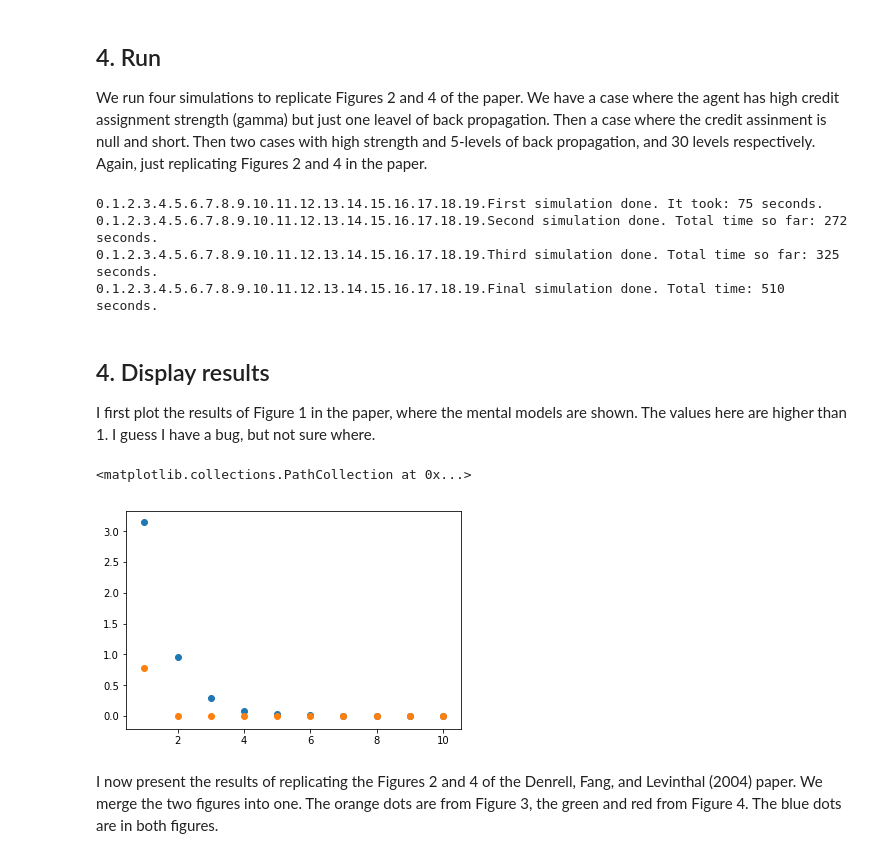
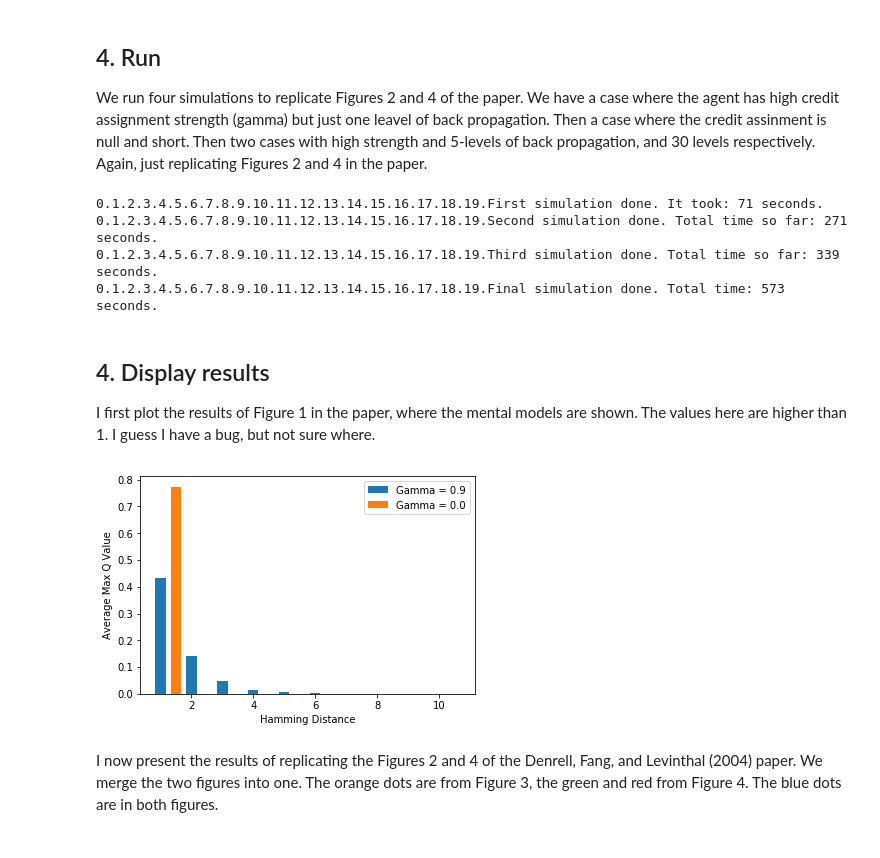
Before and after one commit to jparrieta/bandits, a Jupyter notebook: denrell_fang_levinthal.ipynb, the cells around one changed output. Drawn from its saved outputs; the diff is of its cells as text; code cells hidden in the pictures.

```diff
--- a/denrell_fang_levinthal.ipynb
+++ b/denrell_fang_levinthal.ipynb
@@ -87,15 +89,17 @@ class agent:
     def update(self, log_state, log_choice, next_state, payoff):
         log_state.reverse()
         log_choice.reverse()
-        self.attraction[log_state[0]][log_choice[0]] = (self.attraction[log_state[0]][log_choice[0]]*(1-self.phi)
-                                                      + self.phi*(payoff+self.gamma*np.max(self.attraction[next_state])))
+        update = (self.attraction[log_state[0]][log_choice[0]]*(1-self.phi) + self.phi*(payoff+self.gamma*np.max(self.attraction[next_state])))
+        if update > 1.0: update = 1.0
+        self.attraction[log_state[0]][log_choice[0]] = update
         if len(log_state) > 1 and self.lamb > 1:
             next_state = log_state[0]
             if len(log_state) > self.lamb: depth = range(self.lamb-1)
             else: depth = range(len(log_state)-1)
             for i in depth:
-                self.attraction[log_state[i+1]][log_choice[i+1]] = (self.attraction[log_state[i]][log_choice[i]]*(1-self.phi)
-                                                       + self.phi*self.gamma*np.max(self.attraction[next_state]))
+                update = (self.attraction[log_state[i]][log_choice[i]]*(1-self.phi) + self.phi*self.gamma*np.max(self.attraction[next_state]))
+                if update > 1.0: update = 1.0
+                self.attraction[log_state[i+1]][log_choice[i+1]] = update
                 next_state = log_state[i]
     def staircase(self):
         d = {"policies": [key for key in self.attraction.keys()],
@@ -145,7 +149,7 @@ Although Jerker, Christina, and Dan study 2^N positions in a labyrinth, these po
 #### Measure
 This function routes which bandit will give the output. If both choices are correct, then we measure the high-valued bandit. In every other case, we choose the other bandit.
 # %%
-class bandits_P_S:
+class bandits_DFL:
     def __init__(self, bingo, val_max, val_min):
         self.arms = [bandit(mean = val_max), bandit(mean = val_min)]
         self.bingo = bingo
@@ -191,7 +195,7 @@ start_state = [] # random
 We can now initialize the agents, organization, and bandtis based upon the prior values.
 # %%
 Alice = agent(phi = phi, gamma = gamma, N = num_bandits, lamb = lamb)
-Labyrinth = bandits_P_S(bingo = bingo, val_min = val_min, val_max = val_max)
+Labyrinth = bandits_DFL(bingo = bingo, val_min = val_min, val_max = val_max)
 # %% [markdown]
 ## 3. Run simulation
 The simulation asks the agents to learn for 30 periods for 200 times. It stores two main values, the number of steps taken on average on every period to reach the exit of the labyrinth and the maximum beliefs at each Hamming distance.
@@ -230,18 +234,26 @@ Alice.lamb = 30
 length4, m4 = run_simulation(Alice, Labyrinth, num_periods, num_reps, start_state)
 print("Final simulation done. Total time: " + str(round(time()-t)) + " seconds.")
 # %% [output]
-0.1.2.3.4.5.6.7.8.9.10.11.12.13.14.15.16.17.18.19.First simulation done. It took: 75 seconds.
-0.1.2.3.4.5.6.7.8.9.10.11.12.13.14.15.16.17.18.19.Second simulation done. Total time so far: 272 seconds.
-0.1.2.3.4.5.6.7.8.9.10.11.12.13.14.15.16.17.18.19.Third simulation done. Total time so far: 325 seconds.
-0.1.2.3.4.5.6.7.8.9.10.11.12.13.14.15.16.17.18.19.Final simulation done. Total time: 510 seconds.
+0.1.2.3.4.5.6.7.8.9.10.11.12.13.14.15.16.17.18.19.First simulation done. It took: 71 seconds.
+0.1.2.3.4.5.6.7.8.9.10.11.12.13.14.15.16.17.18.19.Second simulation done. Total time so far: 271 seconds.
+0.1.2.3.4.5.6.7.8.9.10.11.12.13.14.15.16.17.18.19.Third simulation done. Total time so far: 339 seconds.
+0.1.2.3.4.5.6.7.8.9.10.11.12.13.14.15.16.17.18.19.Final simulation done. Total time: 573 seconds.
 # %% [markdown]
 ## 4.  Display results
 I first plot the results of Figure 1 in the paper, where the mental models are shown. The values here are higher than 1. I guess I have a bug, but not sure where.
-# %%
-plt.scatter(range(1, num_bandits+1), m1)
-plt.scatter(range(1, num_bandits+1), m2)
-# %% [output]
-<matplotlib.collections.PathCollection at 0x...>
-[figure, removed]
+# %%
+x_pos = range(1,len(m1)+1)
+x_pos2 = [x+0.5 for x in x_pos]
+performance = [10,8,6,4,2,1]
+
+plt.bar(x_pos, m1, width = 1/3, label = "Gamma = 0.9")
+plt.bar(x_pos2, m2, width = 1/3, label = "Gamma = 0.0")
+#plt.xticks(x_pos, objects)
+plt.ylabel('Average Max Q Value')
+plt.xlabel("Hamming Distance")
+plt.legend()
+plt.show()
+# %% [output]
+[figure, added]
 # %% [markdown]
 I now present the results of replicating the Figures 2 and 4 of the Denrell, Fang, and Levinthal (2004) paper. We merge the two figures into one. The orange dots are from Figure 3, the green and red from Figure 4. The blue dots are in both figures.
```
Also changed, not shown: parts of 5 cells of this notebook.
